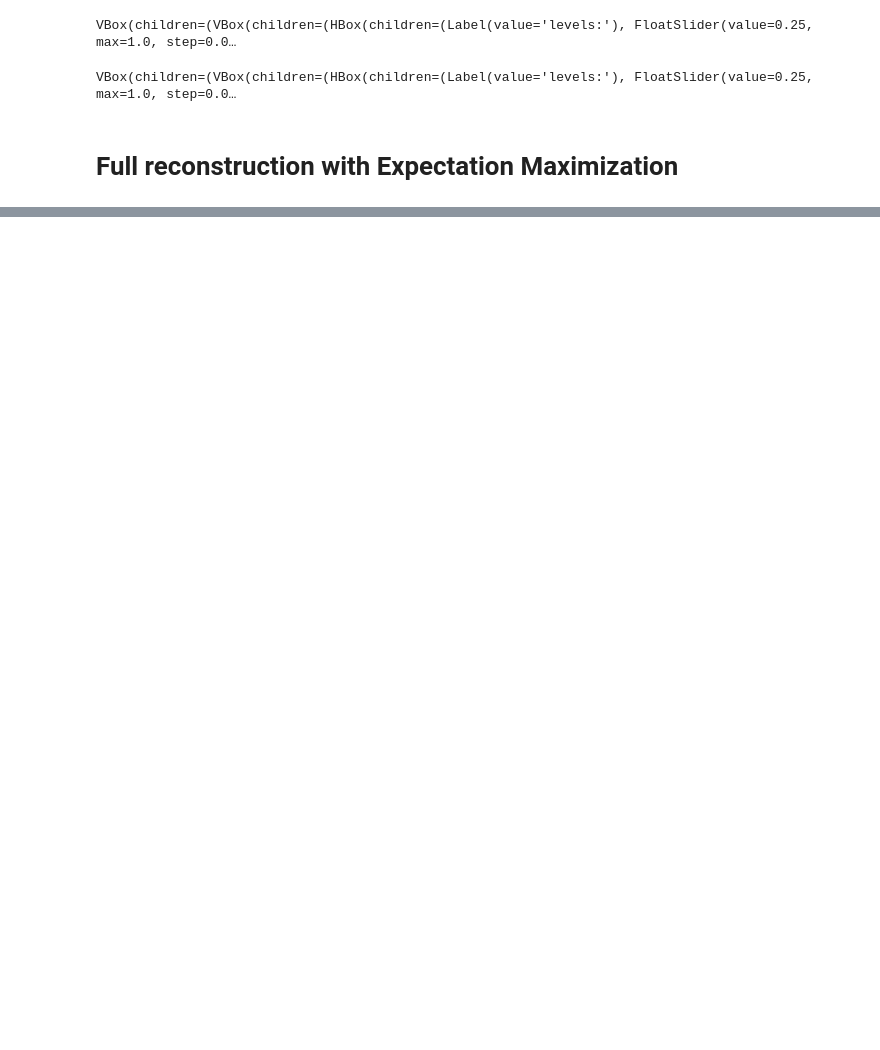
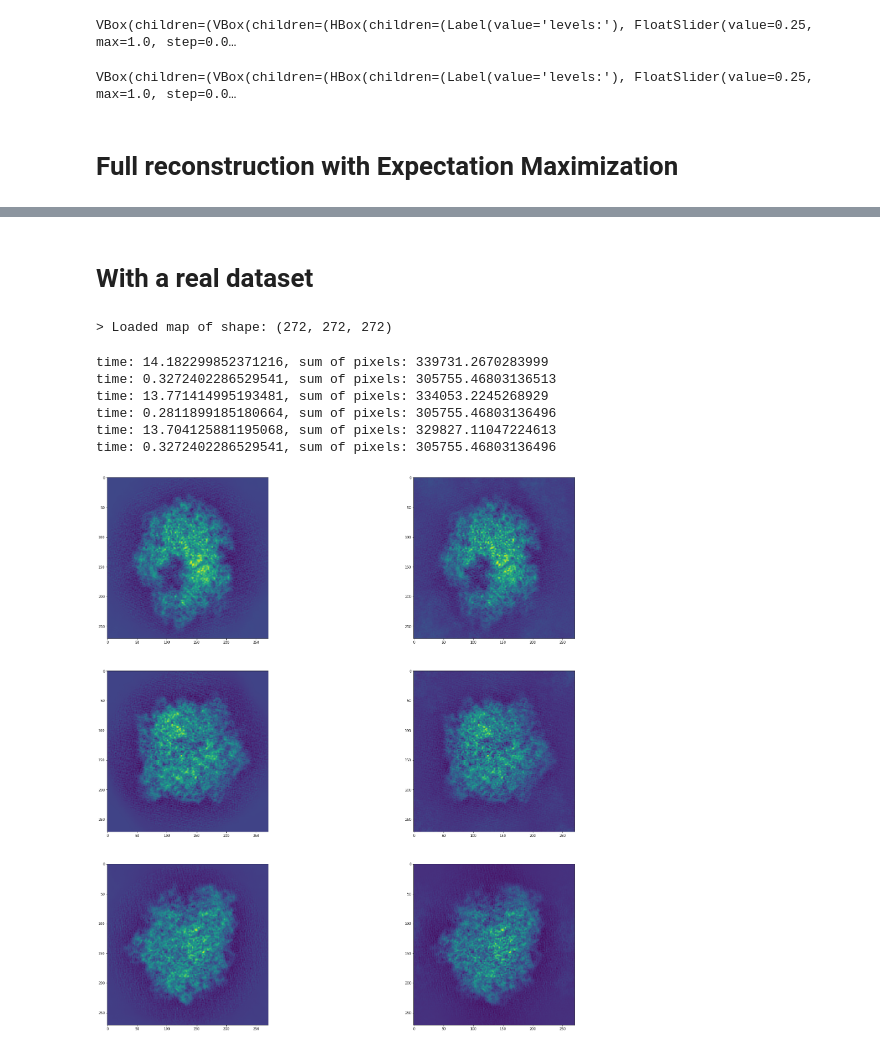
Before and after one commit to fredericpoitevin/gmm-cryoem, a Jupyter notebook: notebooks/Single particle reconstruction.ipynb, the cells around one changed output, grey strips where cells are left out. Cells and saved outputs as stored; diff of their text form; code cells hidden in the pictures; blank space fills up the shorter version.

```diff
--- a/notebooks/Single particle reconstruction.ipynb
+++ b/notebooks/Single particle reconstruction.ipynb
@@ -362,0 +315,6 @@ print(np.sum(v8))
+# %%
+keyword='particle_oddres'
+dataset     = np.load(f'{output_dir}/{keyword}_data.npy')
+metadataset = np.load(f'{output_dir}/{keyword}_meta.npy')
+volume      = np.load(f'{output_dir}/{keyword}_map.npy')
+structure   = np.load(f'{output_dir}/{keyword}_xyz.npy')
@@ -376,0 +353,72 @@ ipv.quickvolshow(vol_em3, level=[0.25, 0.75], opacity=[0.03, 0.2], level_width=0
+# %% [markdown]
+# With a real dataset
+# %%
+data_directory = pathlib.Path('..') / 'data'  # directory where the data is
+map_dir = data_directory / 'EMPIAR' / '10077'
+
+id = 4121
+fname = f'emd_{id}.map.gz'
+
+
+with mrcfile.open(f'{str(map_dir)}/{fname}') as mrc:
+    real_volume = mrc.data
+print(f'> Loaded map of shape: {volume.shape}')
+# %% [output]
+> Loaded map of shape: (272, 272, 272)
+# %%
+volume_odd = real_volume[:-1,:-1,:-1]
+volume_odd_ft = fft(volume_odd)
+
+i=2
+Rot = R.from_rotvec(-metadataset[i,0:3])
+start1 = time.time()
+projection1 = project_volume(volume_odd, Rot)
+end1 = time.time()
+print(f"time: {end1-start1}, sum of pixels: {np.sum(projection1)}")
+
+start2 = time.time()
+projection_fst2 = project_volume_fst(volume_odd_ft, Rot, mask_radius = 100)
+end2 = time.time()
+print(f"time: {end2-start2}, sum of pixels: {np.sum(projection_fst2)}")
+
+i=5
+Rot = R.from_rotvec(-metadataset[i,0:3])
+start3 = time.time()
+projection3 = project_volume(volume_odd, Rot)
+end3 = time.time()
+print(f"time: {end3-start3}, sum of pixels: {np.sum(projection3)}")
+
+start4 = time.time()
+projection_fst4 = project_volume_fst(volume_odd_ft, Rot, mask_radius = 100)
+end4 = time.time()
+print(f"time: {end4-start4}, sum of pixels: {np.sum(projection_fst4)}")
+
+i=9
+Rot = R.from_rotvec(-metadataset[i,0:3])
+start5 = time.time()
+projection5 = project_volume(volume_odd, Rot)
+end5 = time.time()
+print(f"time: {end5-start5}, sum of pixels: {np.sum(projection5)}")
+
+start6 = time.time()
+projection_fst6 = project_volume_fst(volume_odd_ft, Rot, mask_radius = 100)
+end6 = time.time()
+print(f"time: {end2-start2}, sum of pixels: {np.sum(projection_fst6)}")
+
+fig, ax = plt.subplots(3, 2, figsize=(30,30))
+ax[0,0].imshow(projection1)
+ax[0,1].imshow(projection_fst2)
+ax[1,0].imshow(projection3)
+ax[1,1].imshow(projection_fst4)
+ax[2,0].imshow(projection5)
+ax[2,1].imshow(projection_fst6)
+
+plt.show()
+# %% [output]
+time: 14.182299852371216, sum of pixels: 339731.2670283999
+time: 0.3272402286529541, sum of pixels: 305755.46803136513
+time: 13.771414995193481, sum of pixels: 334053.2245268929
+time: 0.2811899185180664, sum of pixels: 305755.46803136496
+time: 13.704125881195068, sum of pixels: 329827.11047224613
+time: 0.3272402286529541, sum of pixels: 305755.46803136496
+[figure, added]
```
Also changed, not shown: parts of 27 cells of this notebook, 2 other files.
